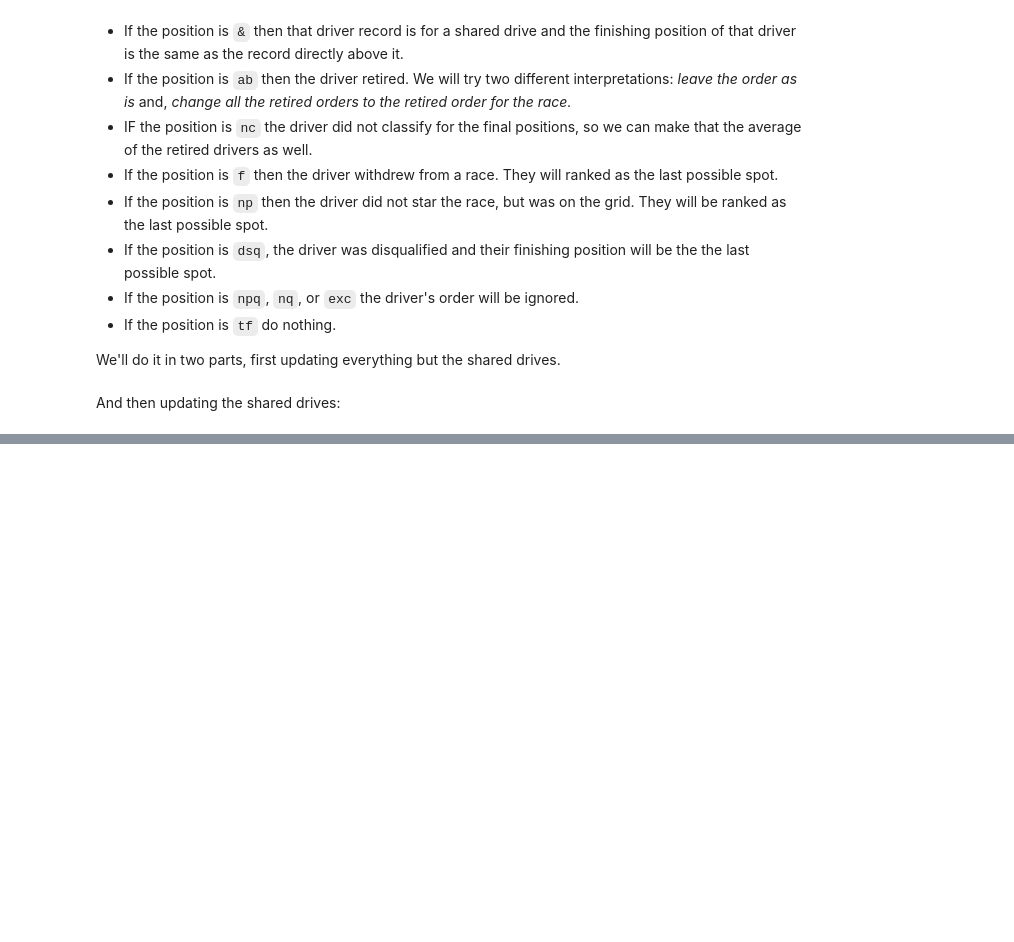
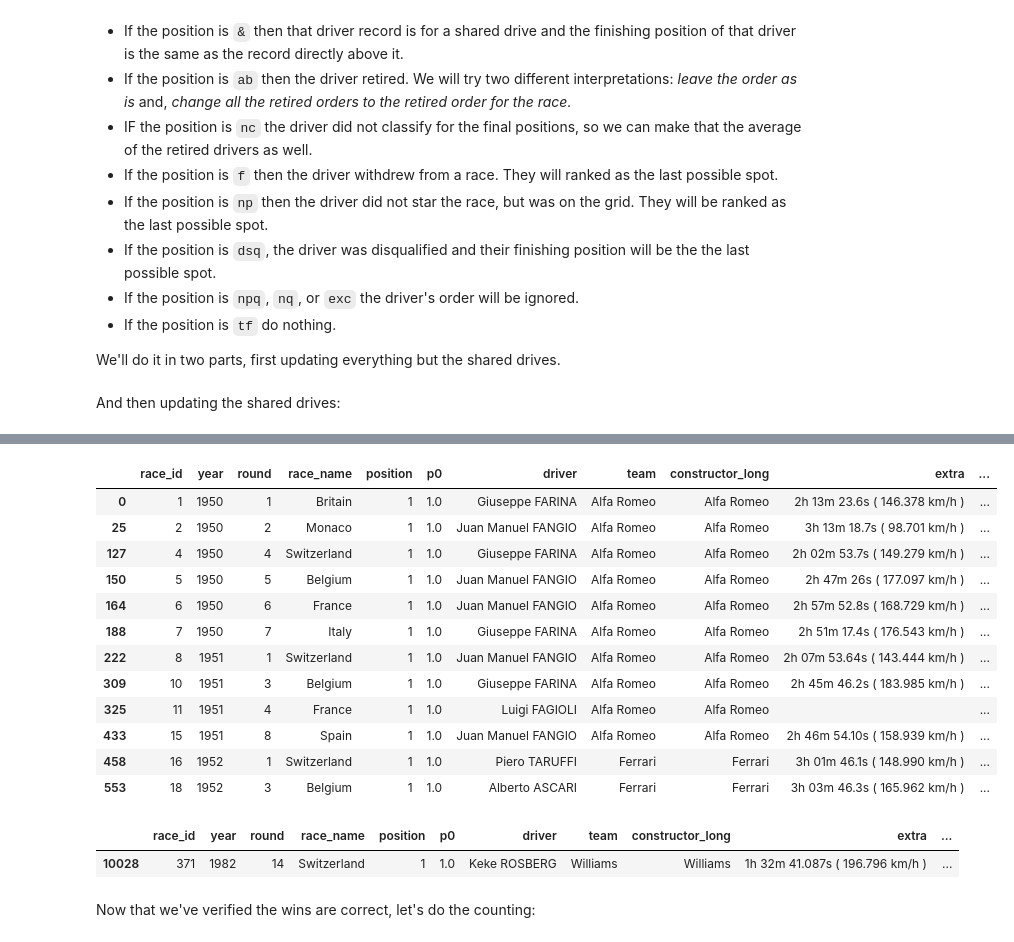
Before and after one commit to lennymd/formulaOne, a Jupyter notebook: _analysis/notebook/f1-best-championship-season-work-v2.ipynb, the cells around one changed output, grey strips where cells are left out. Cells and saved outputs as stored; diff of their text form; code cells hidden in the pictures; blank space fills up the shorter version.

```diff
--- a/_analysis/notebook/f1-best-championship-season-work-v2.ipynb
+++ b/_analysis/notebook/f1-best-championship-season-work-v2.ipynb
@@ -181,0 +219,2 @@ race_results[race_results.race_id == 273]
+# %%
+results = results.drop(columns=["keep"])
@@ -181,0 +238,25 @@ race_results[race_results.race_id == 273]
+# %%
+wins = results[results.position == "1"]
+# %%
+wins.head(12)
+# %% [output]
+|  | race_id | year | round | race_name | position | p0 | driver | team | constructor_long | extra | ... |
+| 0 | 1 | 1950 | 1 | Britain | 1 | 1.0 | Giuseppe FARINA | Alfa Romeo | Alfa Romeo | 2h 13m 23.6s ( 146.378 km/h ) | ... |
+| 25 | 2 | 1950 | 2 | Monaco | 1 | 1.0 | Juan Manuel FANGIO | Alfa Romeo | Alfa Romeo | 3h 13m 18.7s ( 98.701 km/h ) | ... |
+| 127 | 4 | 1950 | 4 | Switzerland | 1 | 1.0 | Giuseppe FARINA | Alfa Romeo | Alfa Romeo | 2h 02m 53.7s ( 149.279 km/h ) | ... |
+| 150 | 5 | 1950 | 5 | Belgium | 1 | 1.0 | Juan Manuel FANGIO | Alfa Romeo | Alfa Romeo | 2h 47m 26s ( 177.097 km/h ) | ... |
+| 164 | 6 | 1950 | 6 | France | 1 | 1.0 | Juan Manuel FANGIO | Alfa Romeo | Alfa Romeo | 2h 57m 52.8s ( 168.729 km/h ) | ... |
+| 188 | 7 | 1950 | 7 | Italy | 1 | 1.0 | Giuseppe FARINA | Alfa Romeo | Alfa Romeo | 2h 51m 17.4s ( 176.543 km/h ) | ... |
+| 222 | 8 | 1951 | 1 | Switzerland | 1 | 1.0 | Juan Manuel FANGIO | Alfa Romeo | Alfa Romeo | 2h 07m 53.64s ( 143.444 km/h ) | ... |
+| 309 | 10 | 1951 | 3 | Belgium | 1 | 1.0 | Giuseppe FARINA | Alfa Romeo | Alfa Romeo | 2h 45m 46.2s ( 183.985 km/h ) | ... |
+| 325 | 11 | 1951 | 4 | France | 1 | 1.0 | Luigi FAGIOLI | Alfa Romeo | Alfa Romeo |  | ... |
+| 433 | 15 | 1951 | 8 | Spain | 1 | 1.0 | Juan Manuel FANGIO | Alfa Romeo | Alfa Romeo | 2h 46m 54.10s ( 158.939 km/h ) | ... |
+| 458 | 16 | 1952 | 1 | Switzerland | 1 | 1.0 | Piero TARUFFI | Ferrari | Ferrari | 3h 01m 46.1s ( 148.990 km/h ) | ... |
+| 553 | 18 | 1952 | 3 | Belgium | 1 | 1.0 | Alberto ASCARI | Ferrari | Ferrari | 3h 03m 46.3s ( 165.962 km/h ) | ... |
+# %%
+wins[wins.year== 1982]
+# %% [output]
+|  | race_id | year | round | race_name | position | p0 | driver | team | constructor_long | extra | ... |
+| 10028 | 371 | 1982 | 14 | Switzerland | 1 | 1.0 | Keke ROSBERG | Williams | Williams | 1h 32m 41.087s ( 196.796 km/h ) | ... |
+# %% [markdown]
+Now that we've verified the wins are correct, let's do the counting:
```
Also changed, not shown: parts of 22 cells of this notebook, 6 other files.
